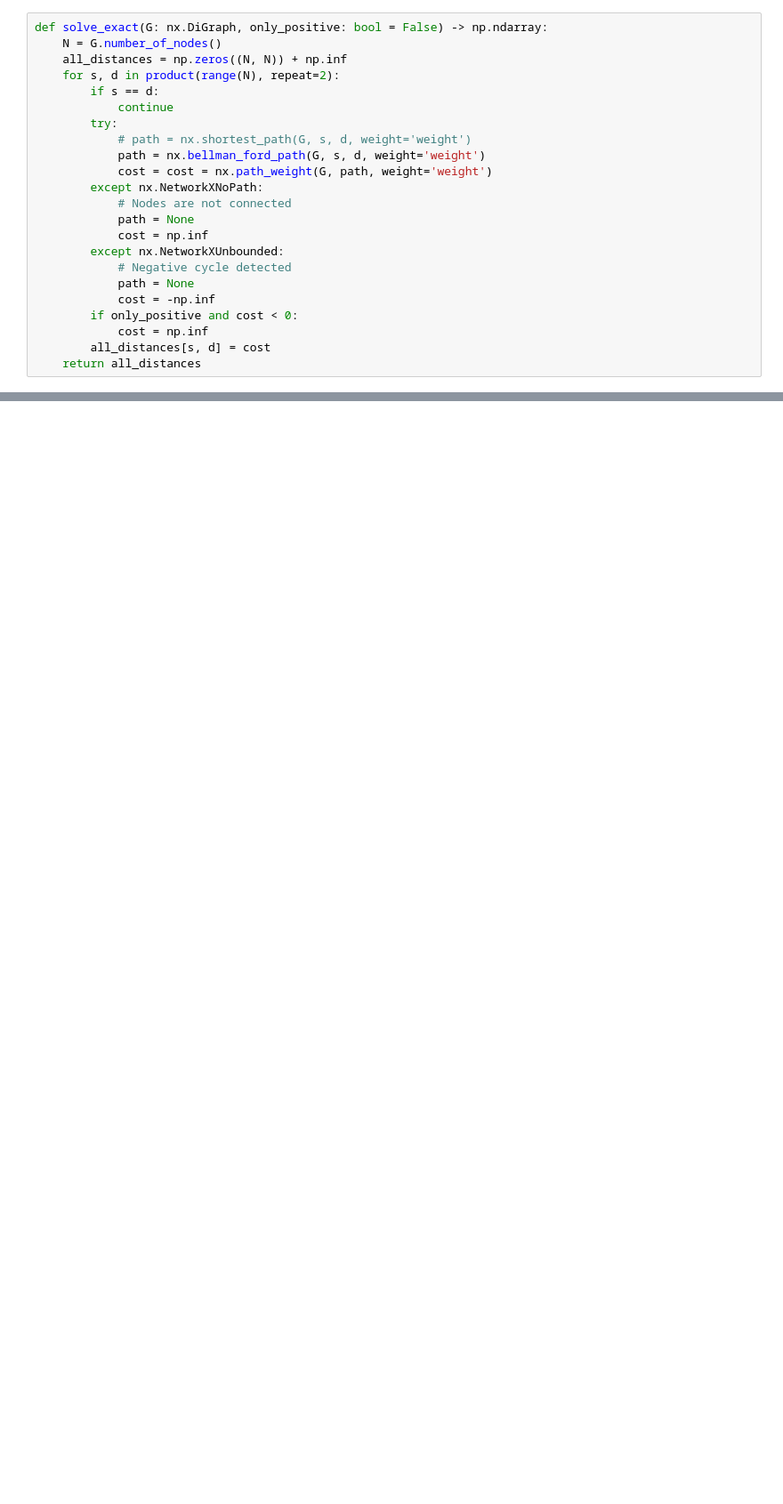
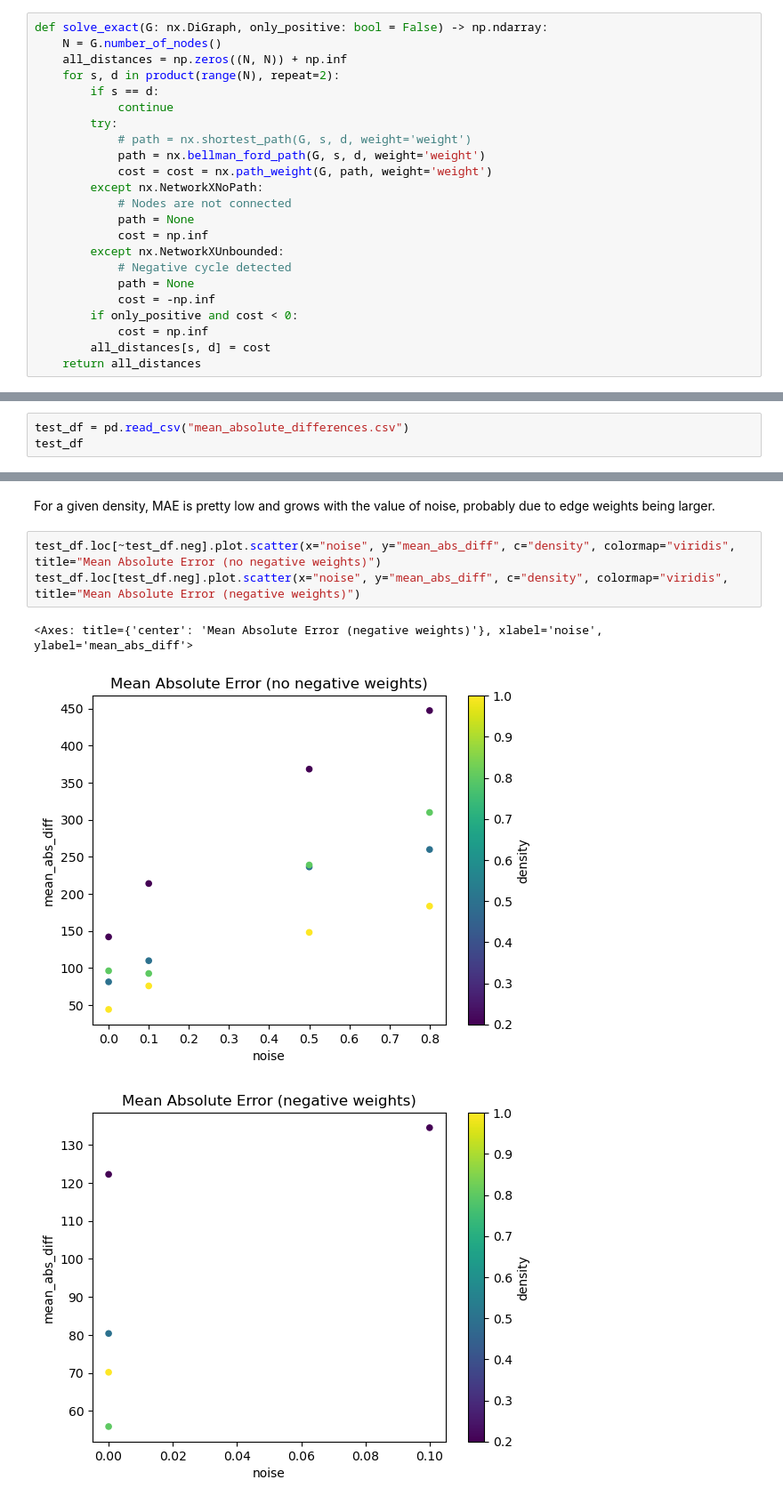
Before and after one commit to aleperlo/CI2025_lab3, a Jupyter notebook: path.ipynb, the cells around one changed output, grey strips where cells are left out. Shown: that part at 89% size. Drawn from its saved outputs; the diff is of its cells as text; blank space fills up the shorter version.

Commit message:
Ran code, added visualizations

```diff
--- a/path.ipynb
+++ b/path.ipynb
@@ -150,0 +207,3 @@ for t in tqdm(iterator, total=iterator_size):
+# %%
+test_df = pd.read_csv("mean_absolute_differences.csv")
+test_df
@@ -150,0 +230,9 @@ for t in tqdm(iterator, total=iterator_size):
+# %% [markdown]
+For a given density, MAE is pretty low and grows with the value of noise, probably due to edge weights being larger.
+# %%
+test_df.loc[~test_df.neg].plot.scatter(x="noise", y="mean_abs_diff", c="density", colormap="viridis", title="Mean Absolute Error (no negative weights)")
+test_df.loc[test_df.neg].plot.scatter(x="noise", y="mean_abs_diff", c="density", colormap="viridis", title="Mean Absolute Error (negative weights)")
+# %% [output]
+<Axes: title={'center': 'Mean Absolute Error (negative weights)'}, xlabel='noise', ylabel='mean_abs_diff'>
+[figure, added]
+[figure, added]
```
Also changed, not shown: parts of 19 cells of this notebook, 1 other file.
